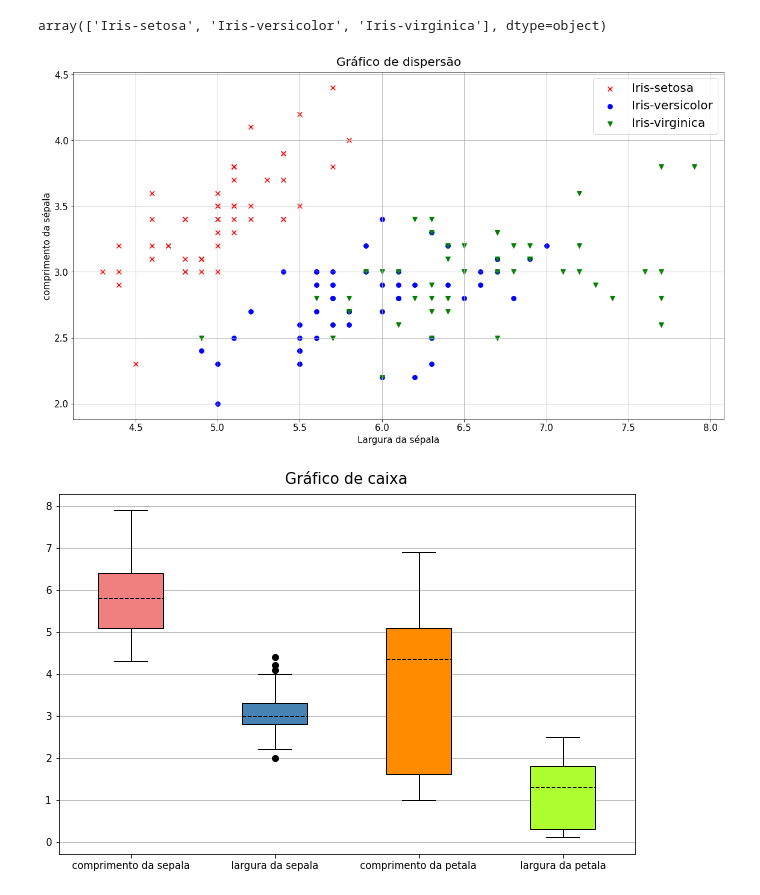
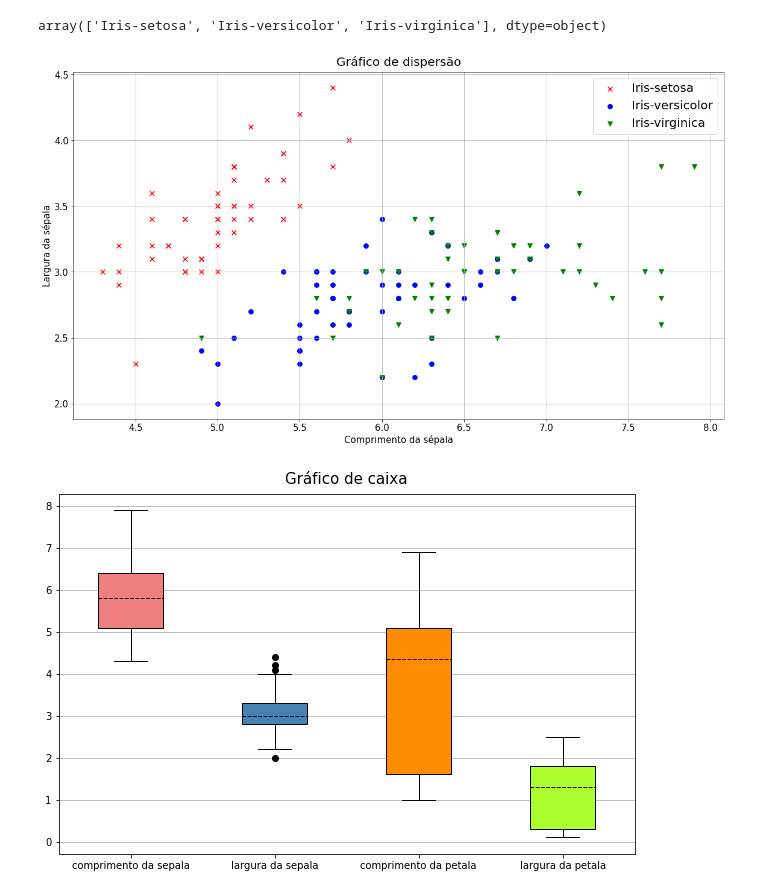
Before and after one commit to dipperr/conhecendo_o_matplotlib, a Jupyter notebook: conhecendo_matplotlib.ipynb, the cells around one changed output. Drawn from its saved outputs; the diff is of its cells as text; code cells hidden in the pictures.

```diff
--- a/conhecendo_matplotlib.ipynb
+++ b/conhecendo_matplotlib.ipynb
@@ -158,23 +158,23 @@ array(['Iris-setosa', 'Iris-versicolor', 'Iris-virginica'], dtype=object)
 # %%
 fig = plt.figure(figsize=(15,8))
 eixo = fig.add_axes([0,0,1,1])
 
 cores = {'Iris-setosa':'r', 'Iris-versicolor':'b', 'Iris-virginica':'g'}
 marcadores = {'Iris-setosa':'x', 'Iris-versicolor':'o', 'Iris-virginica':'v'}
 
 for especie in data['especie'].unique():
     _ = data[data['especie'] == especie]
     eixo.scatter(_['comprimento_sepala'], _['largura_sepala'], color=cores[especie],
                 marker=marcadores[especie], s=60)
 
 eixo.set_title('Gráfico de dispersão', fontsize=20, pad=10)
-eixo.set_ylabel('comprimento da sépala', fontsize=15)
-eixo.set_xlabel('Largura da sépala', fontsize=15)
+eixo.set_ylabel('Largura da sépala', fontsize=15)
+eixo.set_xlabel('Comprimento da sépala', fontsize=15)
 eixo.tick_params(labelsize=15)
 eixo.legend(cores, fontsize=20)
 eixo.grid(True)
 # %% [output]
-[figure, old version]
+[figure, new version]
 # %%
 fig = plt.figure(figsize=(8,5))
 eixo = fig.add_axes([0,0,1,1])
```
